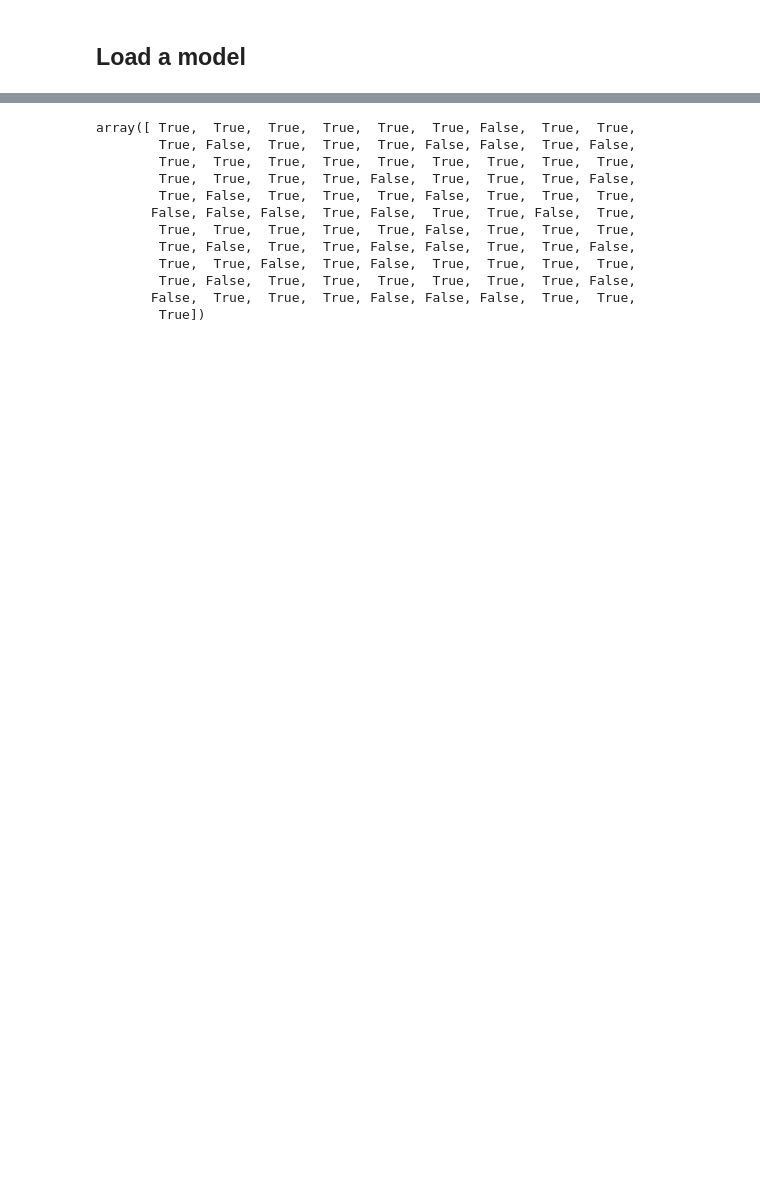
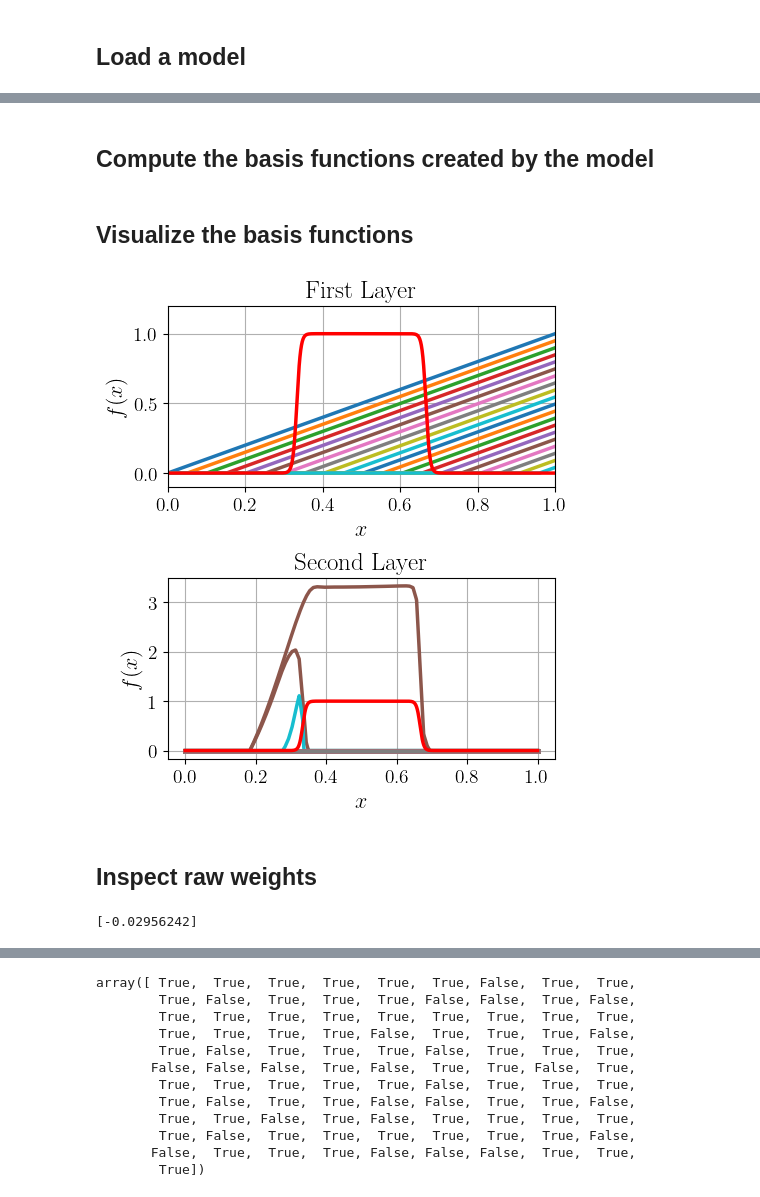
Before and after one commit to Cyrilvallez/Semester-project-NN-vs-Finite-Element, a Jupyter notebook: Inspect_weights.ipynb, the cells around one changed output, grey strips where cells are left out. Saved outputs shown, nothing was run; the diff lists cells and outputs as text; code cells hidden in the pictures; blank space fills up the shorter version.

```diff
--- a/Inspect_weights.ipynb
+++ b/Inspect_weights.ipynb
@@ -15,5 +25,5 @@ from Tools import Custom_models
 # %% [markdown]
 ## Load a model
 # %%
-model_name = 'Saved_models/1D_weights_exact_FEM'
+model_name = 'Saved_models/Dense_2_layer_1stlayer_non_trainable'
 model = keras.models.load_model(model_name)
@@ -37,4 +63,4 @@ _________________________________________________________________
 # %%
-weights1 = model.get_layer(name='dense1').get_weights()
-weights2 = model.get_layer(name='dense2').get_weights()
-weights3 = model.get_layer(name='dense3').get_weights()
+layer1 = model.get_layer(name='dense1')
+layer2 = model.get_layer(name='dense2')
+layer3 = model.get_layer(name='dense3')
@@ -68,0 +78,2 @@ if (save):
+# %% [markdown]
+## Compute the basis functions created by the model
@@ -69,3 +84,66 @@ if (save):
+# %%
+# First layer basis functions
+basis_func_layer1 = Helpers.basis_functions_first_layer(x, layer1)
+# %%
+# Second layer basis functions
+second_layer_is_conv = False
+
+basis_func_layer2 = Helpers.basis_functions_second_layer(x, layer1, layer2, conv=second_layer_is_conv)
+# %% [markdown]
+## Visualize the basis functions
+# %%
+filename = 'Figures/1D_Relu_functions/1D_2_layers_non_trainable.pdf'
+save = False
+
+# Set to false to see only basis functions on the first layer
+visualize_both = True
+# To visualize only one function each offset values
+offset1 = 5
+offset2 = 1
+
+if (visualize_both):
+    fig, axs = plt.subplots(nrows=2, figsize=[5, 6])
+    plt.subplots_adjust(hspace=0.5)
+
+    for i in range(0, len(basis_func_layer1), offset1):
+        axs[0].plot(x, basis_func_layer1[i,:])
+    axs[0].plot(x, y, 'r-')
+    axs[0].set(title='First Layer', xlabel='$x$', ylabel='$f(x)$')
+    axs[0].set(xlim=[0,1], ylim=[-0.1, 1.2])
+    axs[0].grid()
+
+    for i in range(0, len(basis_func_layer2), offset2):
+        axs[1].plot(x, basis_func_layer2[i,:])
+    axs[1].plot(x, y, 'r-')
+    axs[1].set(title='Second Layer', xlabel='$x$', ylabel='$f(x)$')
+    #axs[1].set(xlim=[0,1], ylim=[-0.1, 2])
+    axs[1].grid()
+
+    if (save):
+        plt.savefig(filename, bbox_inches='tight')
+    plt.show()
+
+else:
+    plt.figure()
+    for i in range(0, len(basis_func_layer1), offset):
+        plt.plot(x, basis_func_layer1[i,:])
+    plt.plot(x, y, 'r-')
+    plt.xlabel('$x$')
+    plt.ylabel('$f(x)$')
+    plt.xlim([0,1])
+    plt.ylim([-0.1, 2])
+    plt.grid()
+    if save:
+        plt.savefig(filename, bbox_inches='tight')
+    plt.show()
+# %% [output]
+[figure, added]
+# %% [markdown]
+## Inspect raw weights
+# %%
+print(bias2)
+# %% [output]
+[-0.02956242]
 # %%
 print(core2)
 # %% [output]
```
Also changed, not shown: parts of 15 cells of this notebook, 25 other files.
